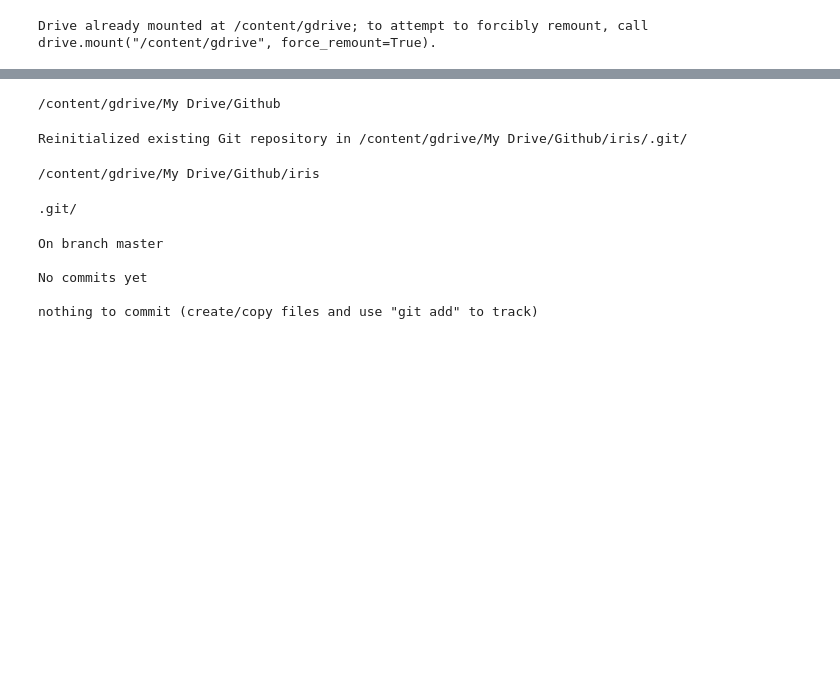
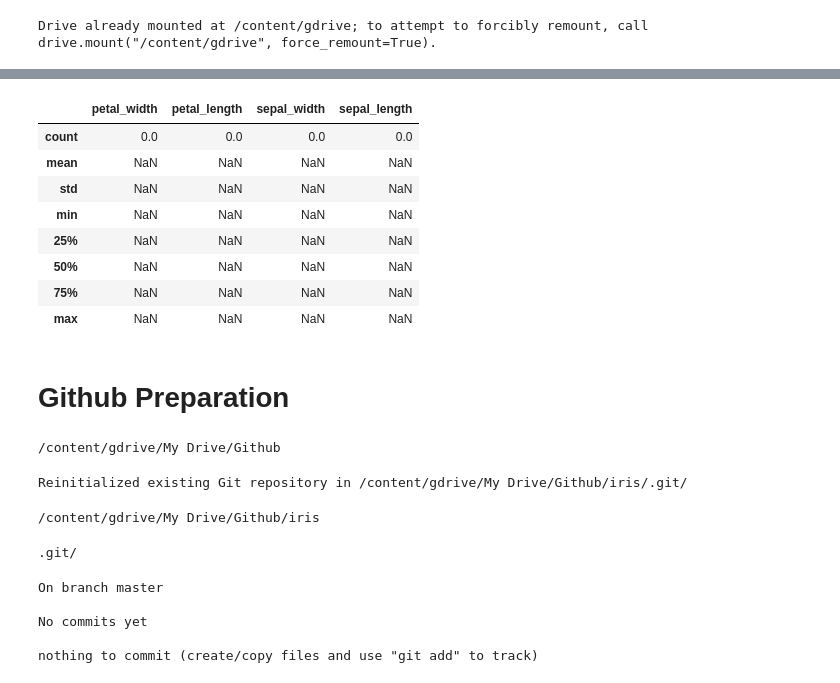
Before and after one commit to bintangedma/11181018_Bintang-Edma_DM_IF-ITK, a Jupyter notebook: penggalian_data.ipynb, the cells around one changed output, grey strips where cells are left out. Saved outputs shown, nothing was run; the diff lists cells and outputs as text; code cells hidden in the pictures; blank space fills up the shorter version.

```diff
--- a/penggalian_data.ipynb
+++ b/penggalian_data.ipynb
@@ -14,0 +178,3 @@ Drive already mounted at /content/gdrive; to attempt to forcibly remount, call d
+# %%
+df1=datmin.loc[datmin['petal_width']==0]
+df2=datmin.loc[datmin['petal_width']==1]
@@ -15,3 +190,17 @@ Drive already mounted at /content/gdrive; to attempt to forcibly remount, call d
+# %%
+df1[datatr].describe()
+# %% [output]
+|  | petal_width | petal_length | sepal_width | sepal_length |
+| count | 0.0 | 0.0 | 0.0 | 0.0 |
+| mean | NaN | NaN | NaN | NaN |
+| std | NaN | NaN | NaN | NaN |
+| min | NaN | NaN | NaN | NaN |
+| 25% | NaN | NaN | NaN | NaN |
+| 50% | NaN | NaN | NaN | NaN |
+| 75% | NaN | NaN | NaN | NaN |
+| max | NaN | NaN | NaN | NaN |
+# %% [markdown]
+# Github Preparation
 # %%
 %cd /content/gdrive/My Drive/Github
 # %% [output]
```
Also changed, not shown: parts of 34 cells of this notebook.
